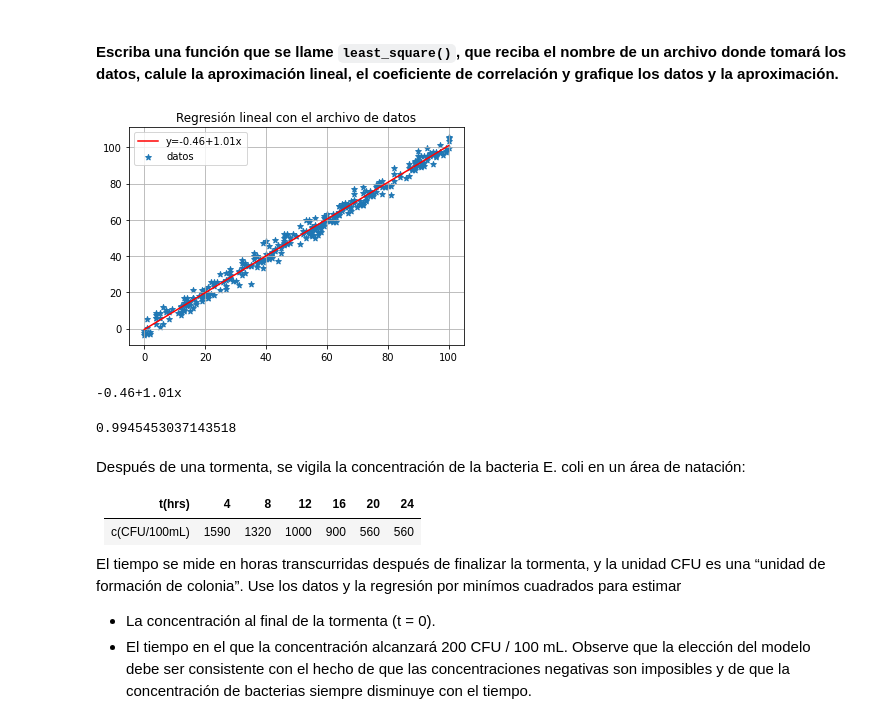
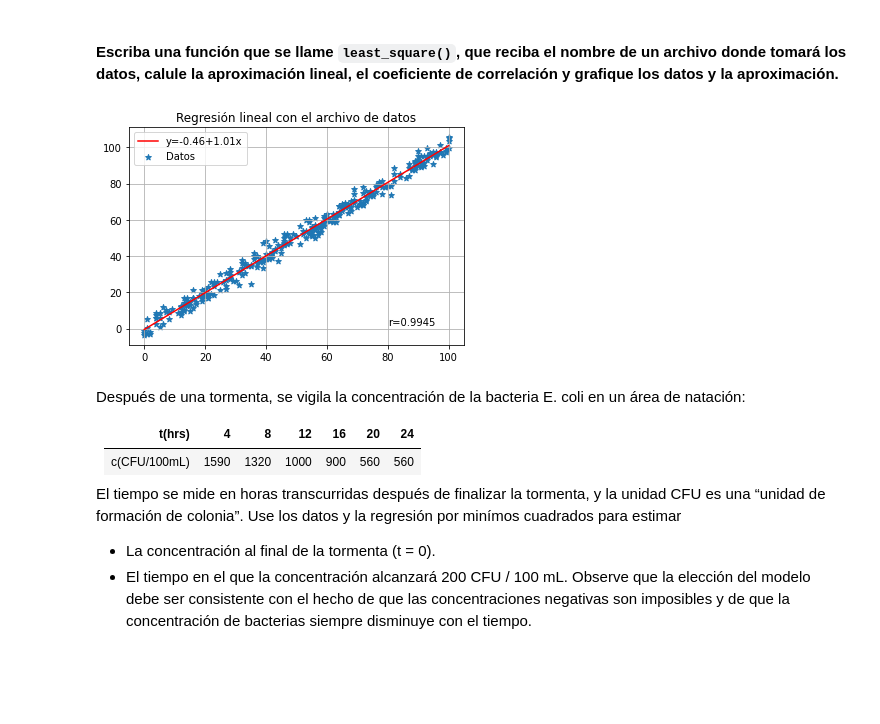
Before and after one commit to roilhi/PyStatistics, a Jupyter notebook: Mimimos_Cuadrados.ipynb, the cells around one changed output. Drawn from its saved outputs; the diff is of its cells as text; code cells hidden in the pictures; blank space fills up the shorter version.

```diff
--- a/Mimimos_Cuadrados.ipynb
+++ b/Mimimos_Cuadrados.ipynb
@@ -247,30 +247,28 @@ def correlation(data_x, data_y):
 #### Escriba una función que se llame `least_square()`, que reciba el nombre de un archivo donde tomará los datos, calule la aproximación lineal, el coeficiente de correlación y grafique los datos y la aproximación.
 # %%
 import pandas as pd
-dataSet = pd.read_csv('LinearRegressionDataset.csv')
-xData = dataSet['x']
-yData = dataSet['y']
-a0,a1 = coeffs(xData,yData)
-r = correlation(xData,yData)
-xx = np.linspace(0,100,num=100)
-fx = a0+a1*xx
-labelLine = "y=" + str(np.round(a0,2))+"+"+str(np.round(a1,2))+"x"
-plt.plot(xx,fx,'r-',zorder=2,label=labelLine)
-plt.scatter(xData,yData,marker='*',zorder=1,label='Datos')
-plt.title('Regresión lineal con el archivo de datos')
-plt.legend()
-plt.grid()
-plt.show()
+def least_square(fileName):
+    dataSet = pd.read_csv(fileName)
+    xData = dataSet['x']
+    yData = dataSet['y']
+    a0,a1 = coeffs(xData,yData)
+    r = correlation(xData,yData)
+    xx = np.linspace(0,100,num=100)
+    fx = a0+a1*xx
+    labelLine = "y=" + str(np.round(a0,2))+"+"+str(np.round(a1,2))+"x"
+    labelCorr = "r=" + str(np.round(r,4))
+    plt.plot(xx,fx,'r-',zorder=2,label=labelLine)
+    plt.scatter(xData,yData,marker='*',zorder=1,label='Datos')
+    plt.title('Regresión lineal con el archivo de datos')
+    plt.text(80,2,labelCorr)
+    plt.legend()
+    plt.grid()
+    plt.show()
-# %% [output]
-[figure, removed]
-# %%
-print(labelLine)
-# %% [output]
--0.46+1.01x
-# %%
-r
-# %% [output]
-0.9945453037143518
+# %%
+fileName = 'LinearRegressionDataset.csv'
+least_square(fileName)
+# %% [output]
+[figure, added]
 # %% [markdown]
 Después de una tormenta, se vigila la concentración de la bacteria E. coli en un área de natación:
 
```
Also changed, not shown: parts of 7 cells of this notebook.
